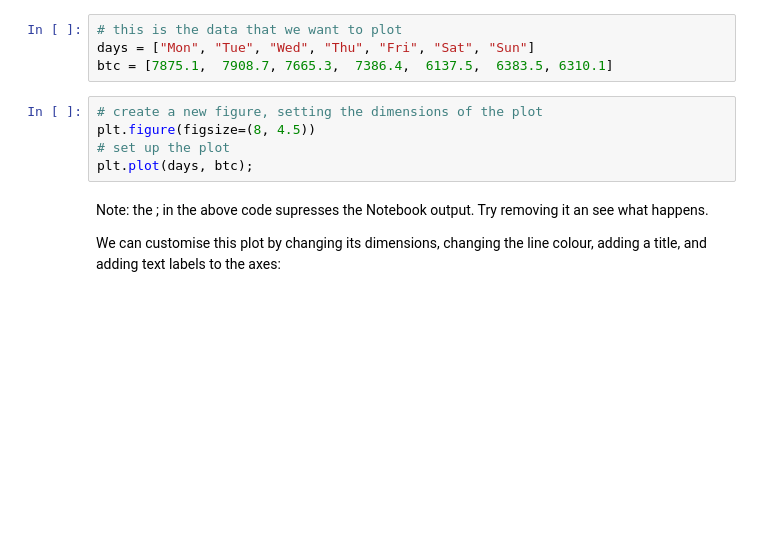
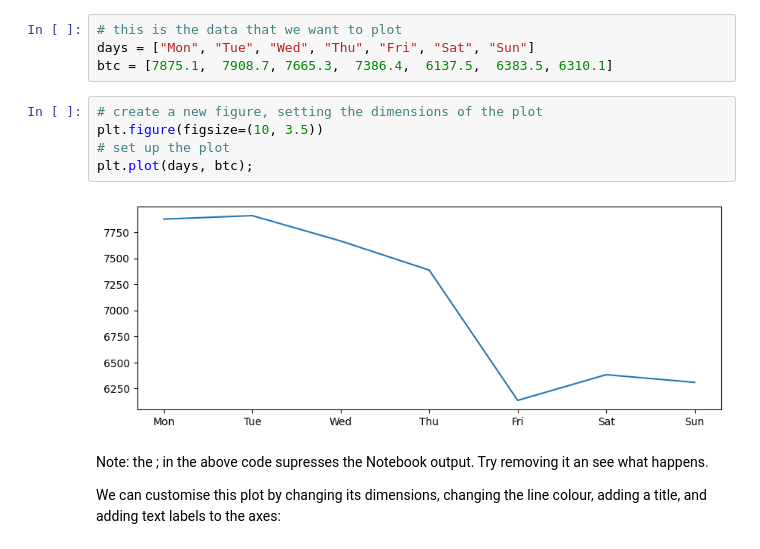
Before and after one commit to Yolo-Arts/UCD_Stage_1, a Jupyter notebook: COMP10320/Lectures/L9 sample files/14 - Plotting with Matplotlib.ipynb, the cells around one changed output. Saved outputs shown, nothing was run; the diff lists cells and outputs as text; blank space fills up the shorter version.

```diff
--- a/COMP10320/Lectures/L9 sample files/14 - Plotting with Matplotlib.ipynb
+++ b/COMP10320/Lectures/L9 sample files/14 - Plotting with Matplotlib.ipynb
@@ -21,9 +21,11 @@ days = ["Mon", "Tue", "Wed", "Thu", "Fri", "Sat", "Sun"]
 btc = [7875.1,  7908.7, 7665.3,  7386.4,  6137.5,  6383.5, 6310.1]
 # %%
 # create a new figure, setting the dimensions of the plot
-plt.figure(figsize=(8, 4.5))
+plt.figure(figsize=(10, 3.5))
 # set up the plot
 plt.plot(days, btc);
+# %% [output]
+[figure, added]
 # %% [markdown]
 Note: the ; in the above code supresses the Notebook output. Try removing it an see what happens.
 
```
Also changed, not shown: parts of 13 cells of this notebook, 7 other files.
